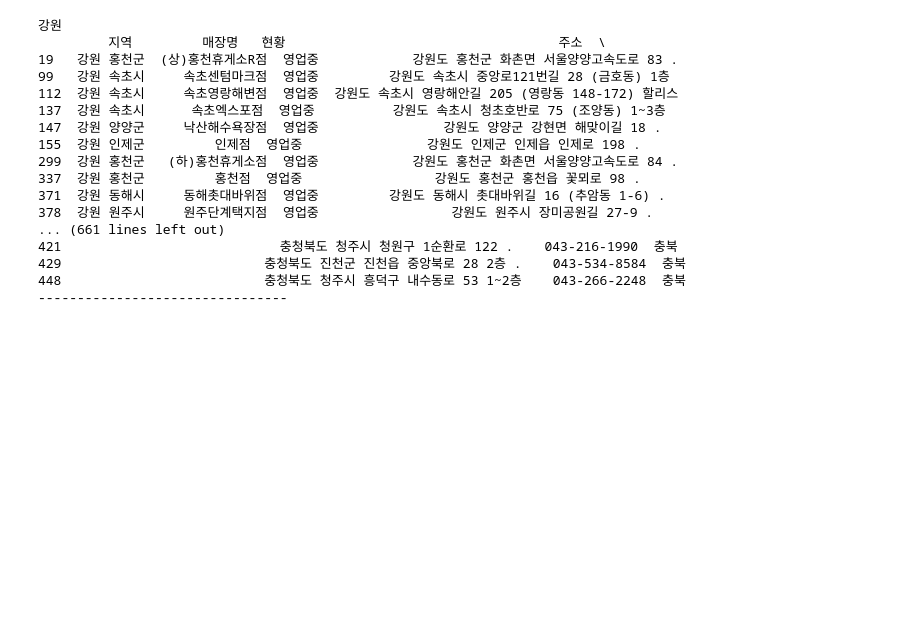
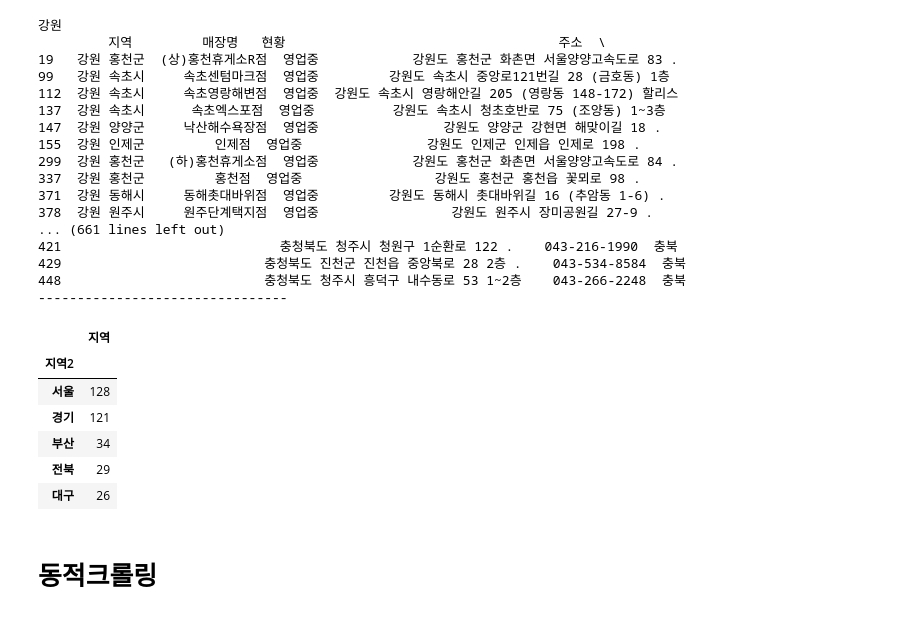
Before and after one commit to leekyuyoung20221226/python, a Jupyter notebook: 머신러닝2_4일차.ipynb, the cells around one changed output. Saved outputs shown, nothing was run; the diff lists cells and outputs as text; code cells hidden in the pictures; blank space fills up the shorter version.

```diff
--- a/머신러닝2_4일차.ipynb
+++ b/머신러닝2_4일차.ipynb
@@ -210,3 +207,21 @@ for key,data in grouped:
 429                          충청북도 진천군 진천읍 중앙북로 28 2층 .    043-534-8584  충북
 448                          충청북도 청주시 흥덕구 내수동로 53 1~2층    043-266-2248  충북
 --------------------------------
+# %%
+df2 = grouped.count()
+df2 = df2.loc[:,['지역']]
+# %%
+# help(df2.sort_values)
+df2.sort_values(by='지역', ascending=False,inplace=True)
+# %%
+df2.head()
+# %% [output]
+|  | 지역 |
+| 지역2 |  |
+| 서울 | 128 |
+| 경기 | 121 |
+| 부산 | 34 |
+| 전북 | 29 |
+| 대구 | 26 |
+# %% [markdown]
+# 동적크롤링
```
Also changed, not shown: parts of 16 cells of this notebook.
